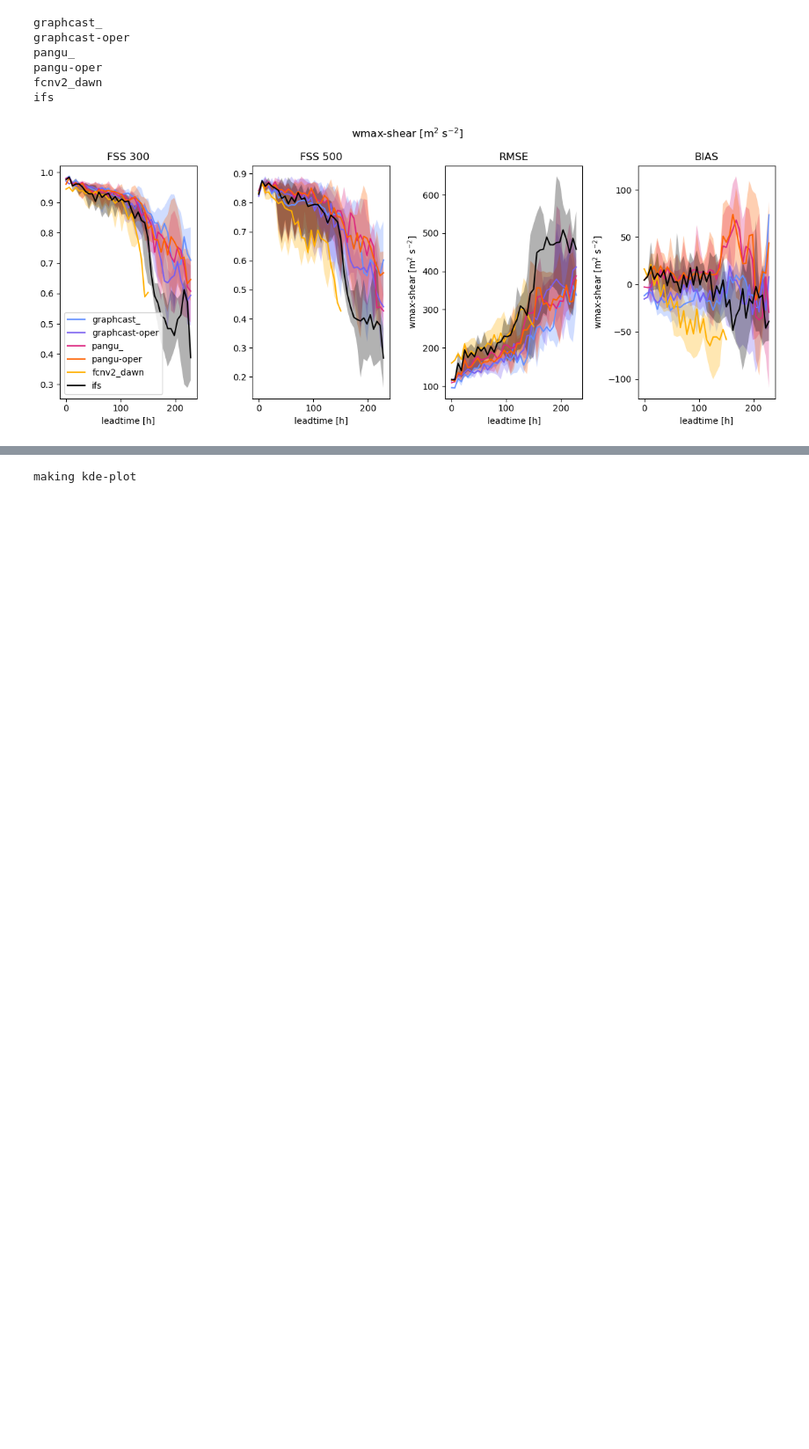
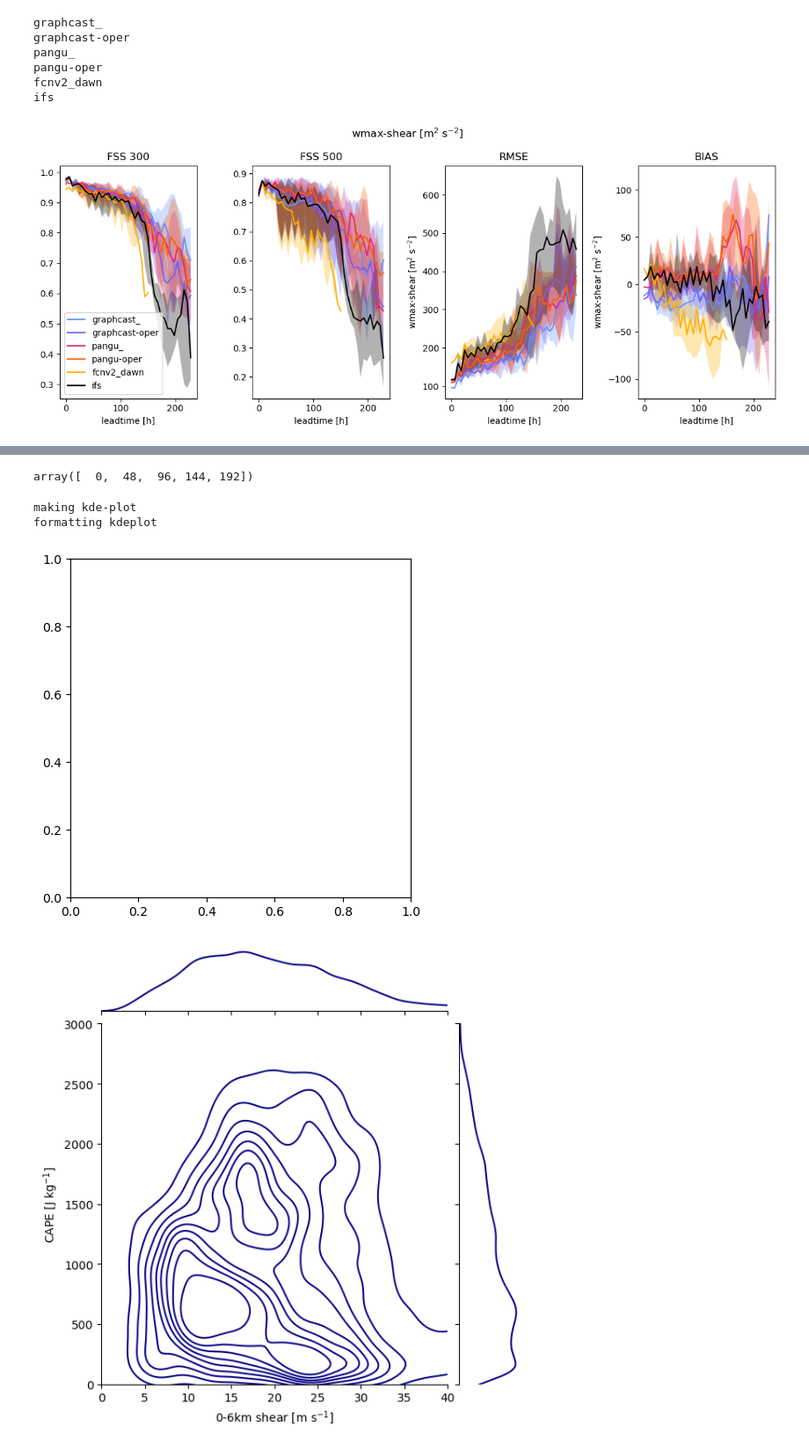
Before and after one commit to feldmann-m/AI-storm, a Jupyter notebook: devel/Eval_metrics.ipynb, the cells around one changed output, grey strips where cells are left out. Shown at 88% size. Drawn from its saved outputs; the diff is of its cells as text; code cells hidden in the pictures; blank space fills up the shorter version.

```diff
--- a/devel/Eval_metrics.ipynb
+++ b/devel/Eval_metrics.ipynb
@@ -300,37 +348,44 @@ KeyboardInterrupt:
+# %%
+np.arange(0,6*(2*len(files)+i)+1,48)
+hue_order[:-8:8]
+# %% [output]
+array([  0,  48,  96, 144, 192])
 # %%
 era_ref=xr.open_dataset(datapath+'USA_tor_2020_era.nc').sortby('latitude').fillna(0)
 cape=era_ref.cape.squeeze().values
 wms=(cape * 2)**0.5 * era_ref.bs_06
 era_ref=era_ref.assign(wms=lambda era_ref: wms)
-fig3,axes3 = plt.subplots(1,1,figsize=(5, 5))
 cmap = mpl.colormaps['plasma']
 dset=pd.DataFrame()
+var='wms'
 for tstep in range(len(era_ref['time'])):
     #print(tstep, 2*file + tstep)
 
     x = era_ref.bs_06.values[tstep,:,:].flatten()
     y = era_ref.cape.values[tstep,:,:].flatten()
     ind=np.where(y<50)
     x = np.delete(x,ind); y = np.delete(y,ind)
     ts=(6*tstep)*np.ones(x.shape)
     data = {'cape': y,
             'shear': x,
             'time': ts}
     # axes3[nn].scatter(x,y,c=ts,cmap='plasma',alpha=0.01,vmin=0,vmax=20)
 
 
     dset=pd.concat([dset,pd.DataFrame(data)],axis=0)
 
 print('making kde-plot')
-sns.kdeplot(data=dset, x="shear", y="cape", ax=axes3, color=cmap(0),levels=np.arange(0,1.1,0.2) )
-print('formatting kde-plot')
-axes3.set_title('ERA-5')
-axes3.set_xlabel('0-6km shear [m s$^{-1}$]')
-axes3.set_ylabel('CAPE [J kg$^{-1}$]')
-axes3.set_xlim([0,50])
-axes3.set_ylim([0,5000])
-fig3.tight_layout()
-fig3.show()
-fig3.savefig(figpath+var+'_era5_scatter.png')
+# sns.kdeplot(data=dset, x="shear", y="cape", ax=axes3, color=cmap(0),levels=np.arange(0,1.1,0.1) )
+# print('formatting kde-plot')
+g=sns.jointplot(data=dset, x="shear", y="cape", kind='kde', color=cmap(0),
+                        levels=np.arange(0,1.1,0.1), xlim=(0,40), ylim=(0,3000) )
+print('formatting kdeplot')
+
+g.ax_joint.set_xlabel('0-6km shear [m s$^{-1}$]')
+g.ax_joint.set_ylabel('CAPE [J kg$^{-1}$]')
+g.savefig(figpath+'era5_kde.png')
 # %% [output]
 making kde-plot
+formatting kdeplot
+[figure, added]
+[figure, added]
```
Also changed, not shown: parts of 8 cells of this notebook, 1 other file.
